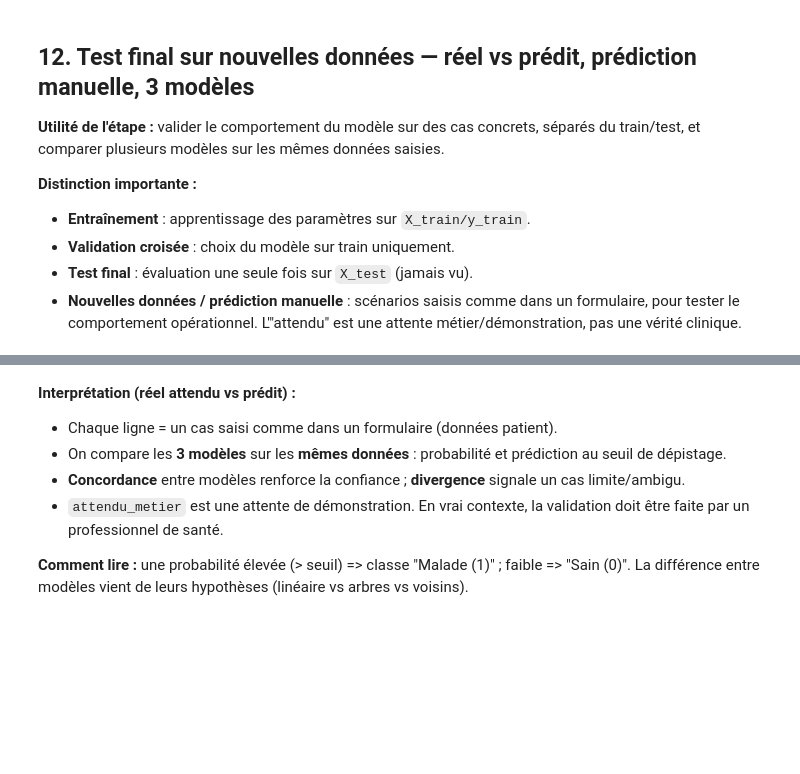
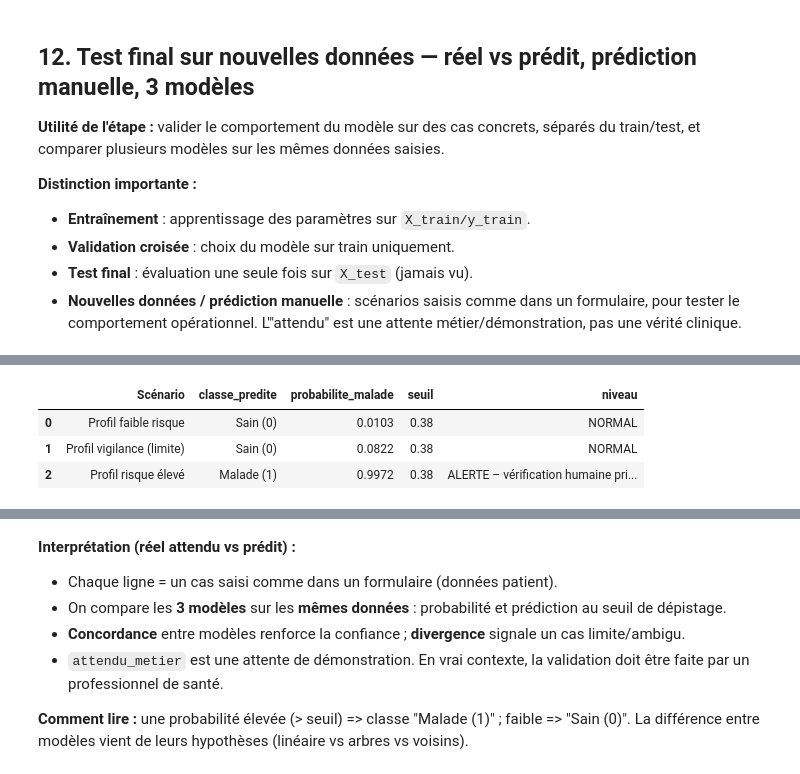
Before and after one commit to bennoomenfaker/cardiorisk-studio, a Jupyter notebook: heart_disease_cardiorisk.ipynb, the cells around one changed output, grey strips where cells are left out. Cells and saved outputs as stored; diff of their text form; code cells hidden in the pictures; blank space fills up the shorter version.

```diff
--- a/heart_disease_cardiorisk.ipynb
+++ b/heart_disease_cardiorisk.ipynb
@@ -973,3 +1009,46 @@ plt.show()
+# %%
+SCENARIOS = {
+    "Profil faible risque": {
+        "age": 42, "trestbps": 120, "chol": 210, "thalch": 170, "oldpeak": 0.0, "ca": 0.0,
+        "sex": "Female", "cp": "non-anginal", "fbs": "False", "restecg": "normal",
+        "exang": "False", "slope": "upsloping", "thal": "normal"
+    },
+    "Profil vigilance (limite)": {
+        "age": 55, "trestbps": 140, "chol": 245, "thalch": 145, "oldpeak": 1.0, "ca": 0.0,
+        "sex": "Male", "cp": "atypical angina", "fbs": "False", "restecg": "normal",
+        "exang": "False", "slope": "flat", "thal": "normal"
+    },
+    "Profil risque élevé": {
+        "age": 63, "trestbps": 150, "chol": 280, "thalch": 120, "oldpeak": 2.3, "ca": 2.0,
+        "sex": "Male", "cp": "asymptomatic", "fbs": "True", "restecg": "lv hypertrophy",
+        "exang": "True", "slope": "flat", "thal": "reversable defect"
+    },
+}
+
+def predire_scenario(valeurs: dict, seuil_alerte: float = None):
+    seuil = float(SEUIL) if seuil_alerte is None else float(seuil_alerte)
+    ligne = pd.DataFrame([valeurs])[X_train.columns]
+    proba = float(final.predict_proba(ligne)[0, 1])
+    classe = "Malade (1)" if proba >= seuil else "Sain (0)"
+    if proba >= seuil:
+        niveau = "ALERTE – vérification humaine prioritaire"
+    elif proba >= seuil / 2:
+        niveau = "VIGILANCE – à surveiller"
+    else:
+        niveau = "NORMAL"
+    return {"classe_predite": classe, "probabilite_malade": round(proba, 4), "seuil": round(seuil, 4), "niveau": niveau}
+
+rows = []
+for nom, vals in SCENARIOS.items():
+    r = predire_scenario(vals)
+    r = {"Scénario": nom, **r}
+    rows.append(r)
+pd.DataFrame(rows)
+# %% [output]
+|  | Scénario | classe_predite | probabilite_malade | seuil | niveau |
+| 0 | Profil faible risque | Sain (0) | 0.0103 | 0.38 | NORMAL |
+| 1 | Profil vigilance (limite) | Sain (0) | 0.0822 | 0.38 | NORMAL |
+| 2 | Profil risque élevé | Malade (1) | 0.9972 | 0.38 | ALERTE – vérification humaine pri... |
 # %%
 # Comparaison sur les mêmes nouvelles données (formulaire) avec 3 modèles
 # On utilise 3 modèles représentatifs entraînés sur X_train (sans fuite)
```
Also changed, not shown: parts of 7 cells of this notebook, 1 other file.
